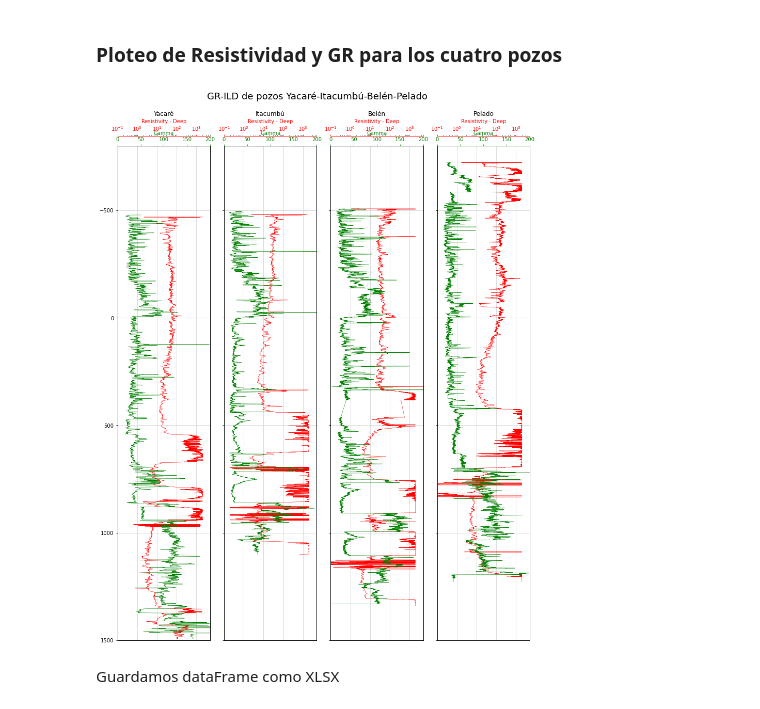
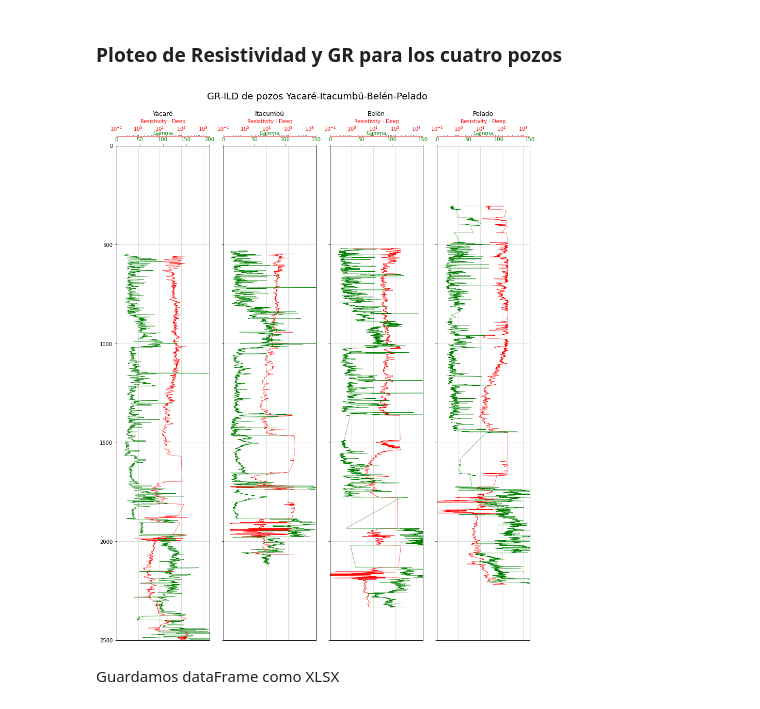
Before and after one commit to rubensdmp/Well-Logs-Cuenca-Norte, a Jupyter notebook: 02-Comp-Logs.ipynb, the cells around one changed output. Saved outputs shown, nothing was run; the diff lists cells and outputs as text; code cells hidden in the pictures.

```diff
--- a/02-Comp-Logs.ipynb
+++ b/02-Comp-Logs.ipynb
@@ -70,6 +72,18 @@ wellBel = wellBel.drop(wellBel[wellBel['SP']==0].index)
 wellBel = wellBel.drop(wellBel[wellBel['ILD']==0].index)
 wellBel = wellBel.drop(wellBel[wellBel['ILD']<0].index)
 wellBel = wellBel.drop(wellBel[wellBel['ILM']==0].index)
+
+wellYacRes = wellYacRes.drop(wellYacRes[wellYacRes['ILD']>200].index)
+wellYacRes = wellYacRes.drop(wellYacRes[wellYacRes['ILM']>200].index)
+
+wellItaRes = wellItaRes.drop(wellItaRes[wellItaRes['ILD']>200].index)
+wellItaRes = wellItaRes.drop(wellItaRes[wellItaRes['ILM']>200].index)
+
+wellBel = wellBel.drop(wellBel[wellBel['ILD']>200].index)
+wellBel = wellBel.drop(wellBel[wellBel['ILM']>200].index)
+
+wellPel = wellPel.drop(wellPel[wellPel['ILD']>200].index)
+wellPel = wellPel.drop(wellPel[wellPel['ILM']>200].index)
 # %% [markdown]
 ### Emparejamos al tope de Buena Vista
 
@@ -564,7 +756,7 @@ ax1.set_title('Yacaré')
 # Resistivity track
 ax1.plot(wellYacRes["ILD"], wellYacRes.index, color = "red", linewidth = 0.5)
 ax1.set_xlabel("Resistivity - Deep")
-ax1.set_xlim(0.1, 5000)
+ax1.set_xlim(0.1, 2000)
 ax1.xaxis.label.set_color("red")
 ax1.tick_params(axis='x', colors="red")
 ax1.spines["top"].set_edgecolor("red")
@@ -575,7 +767,7 @@ ax1.semilogx()
 ax2.plot(wellYacSPGR["GR"], wellYacSPGR.index, color = "green", linewidth = 0.5)
 ax2.set_xlabel("Gamma")
 ax2.xaxis.label.set_color("green")
-ax2.set_xlim(0, 200)
+ax2.set_xlim(0, 150)
 ax2.tick_params(axis='x', colors="green")
 ax2.spines["top"].set_edgecolor("green")
 ax2.title.set_color('green')
@@ -590,7 +782,7 @@ ax3.set_title('Itacumbú')
 # Resistivity track
 ax3.plot(wellItaRes["ILD"], wellItaRes.index, color = "red", linewidth = 0.5)
 ax3.set_xlabel("Resistivity - Deep")
-ax3.set_xlim(0.1, 5000)
+ax3.set_xlim(0.1, 2000)
 ax3.xaxis.label.set_color("red")
 ax3.tick_params(axis='x', colors="red")
 ax3.spines["top"].set_edgecolor("red")
@@ -601,11 +793,11 @@ ax3.semilogx()
 ax4.plot(wellItaSPGR["SGR"], wellItaSPGR.index, color = "green", linewidth = 0.5)
 ax4.set_xlabel("Gamma")
 ax4.xaxis.label.set_color("green")
-ax4.set_xlim(0, 200)
+ax4.set_xlim(0, 150)
 ax4.tick_params(axis='x', colors="green")
 ax4.spines["top"].set_edgecolor("green")
 ax4.title.set_color('green')
-ax4.set_xticks([0, 50, 100, 150, 200])
+ax4.set_xticks([0, 50, 100, 150])
 ax4.xaxis.set_ticks_position("top")
 
 
@@ -616,7 +808,7 @@ ax5.set_title('Belén')
 # Resistivity track
 ax5.plot(wellBel["ILD"], wellBel.index, color = "red", linewidth = 0.5)
 ax5.set_xlabel("Resistivity - Deep")
-ax5.set_xlim(0.1, 5000)
+ax5.set_xlim(0.1, 2000)
 ax5.xaxis.label.set_color("red")
 ax5.tick_params(axis='x', colors="red")
 ax5.spines["top"].set_edgecolor("red")
@@ -627,11 +819,11 @@ ax5.semilogx()
 ax6.plot(wellBel["GR"], wellBel.index, color = "green", linewidth = 0.5)
 ax6.set_xlabel("Gamma")
 ax6.xaxis.label.set_color("green")
-ax6.set_xlim(0, 200)
+ax6.set_xlim(0, 150)
 ax6.tick_params(axis='x', colors="green")
 ax6.spines["top"].set_edgecolor("green")
 ax6.title.set_color('green')
-ax6.set_xticks([0, 50, 100, 150, 200])
+ax6.set_xticks([0, 50, 100, 150])
 ax6.xaxis.set_ticks_position("top")
 
 
@@ -642,7 +834,7 @@ ax7.set_title('Pelado')
 # Resistivity track
 ax7.plot(wellPel["ILD"], wellPel.index, color = "red", linewidth = 0.5)
 ax7.set_xlabel("Resistivity - Deep")
-ax7.set_xlim(0.1, 5000)
+ax7.set_xlim(0.1, 2000)
 ax7.xaxis.label.set_color("red")
 ax7.tick_params(axis='x', colors="red")
 ax7.spines["top"].set_edgecolor("red")
@@ -653,44 +845,44 @@ ax7.semilogx()
 ax8.plot(wellPel["GR"], wellPel.index, color = "green", linewidth = 0.5)
 ax8.set_xlabel("Gamma")
 ax8.xaxis.label.set_color("green")
-ax8.set_xlim(0, 200)
+ax8.set_xlim(0, 150)
 ax8.tick_params(axis='x', colors="green")
 ax8.spines["top"].set_edgecolor("green")
 ax8.title.set_color('green')
-ax8.set_xticks([0, 50, 100, 150, 200])
+ax8.set_xticks([0, 50, 100, 150])
 ax8.xaxis.set_ticks_position("top")
 
 
 
 # Common functions for setting up the plot can be extracted into
 # a for loop. This saves repeating code.
 for ax in [ax1, ax3, ax5, ax7]:
-    ax.set_ylim(1500, -800)
+    ax.set_ylim(2500, 0)
     ax.grid(which='major', color='lightgrey', linestyle='-')
     ax.xaxis.set_ticks_position("top")
     ax.xaxis.set_label_position("top")
     ax.spines["top"].set_position(("axes", 1.02))
 
     # loop through the formations dictionary and zone colours
     #for depth, colour in zip(formations.values(), zone_colours):
         # use the depths and colours to shade across the subplots
         #ax.axhspan(depth[0], depth[1], color=colour, alpha=0.1)
 
 
 
 for ax in [ax2, ax3, ax4, ax5, ax6, ax7]:
     plt.setp(ax.get_yticklabels(), visible = False)
 
 
 fig.suptitle(nombreComp, y=1, ha='center', fontsize=18)
 plt.tight_layout()
 
 fig.subplots_adjust(wspace = 0.15)
 #plt.savefig(nombreComp + '_large' + ".jpg")
 plt.savefig(nombreComp + ".jpg")
 plt.show()
 # %% [output]
-[figure, old version]
+[figure, new version]
 # %%
 fig, ax = plt.subplots(figsize=(12,15))
 
```
Also changed, not shown: parts of 9 cells of this notebook, 3 other files.
